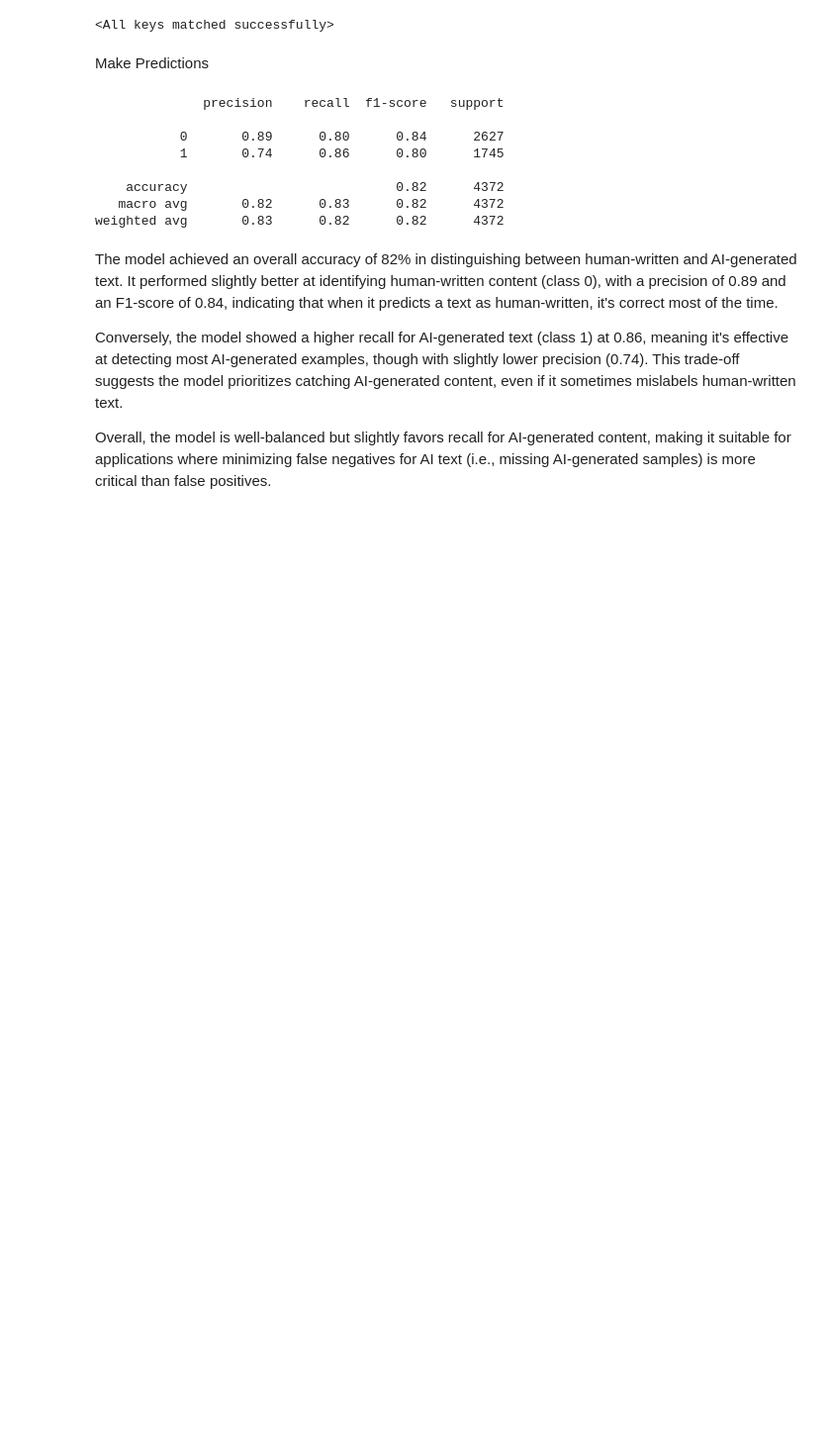
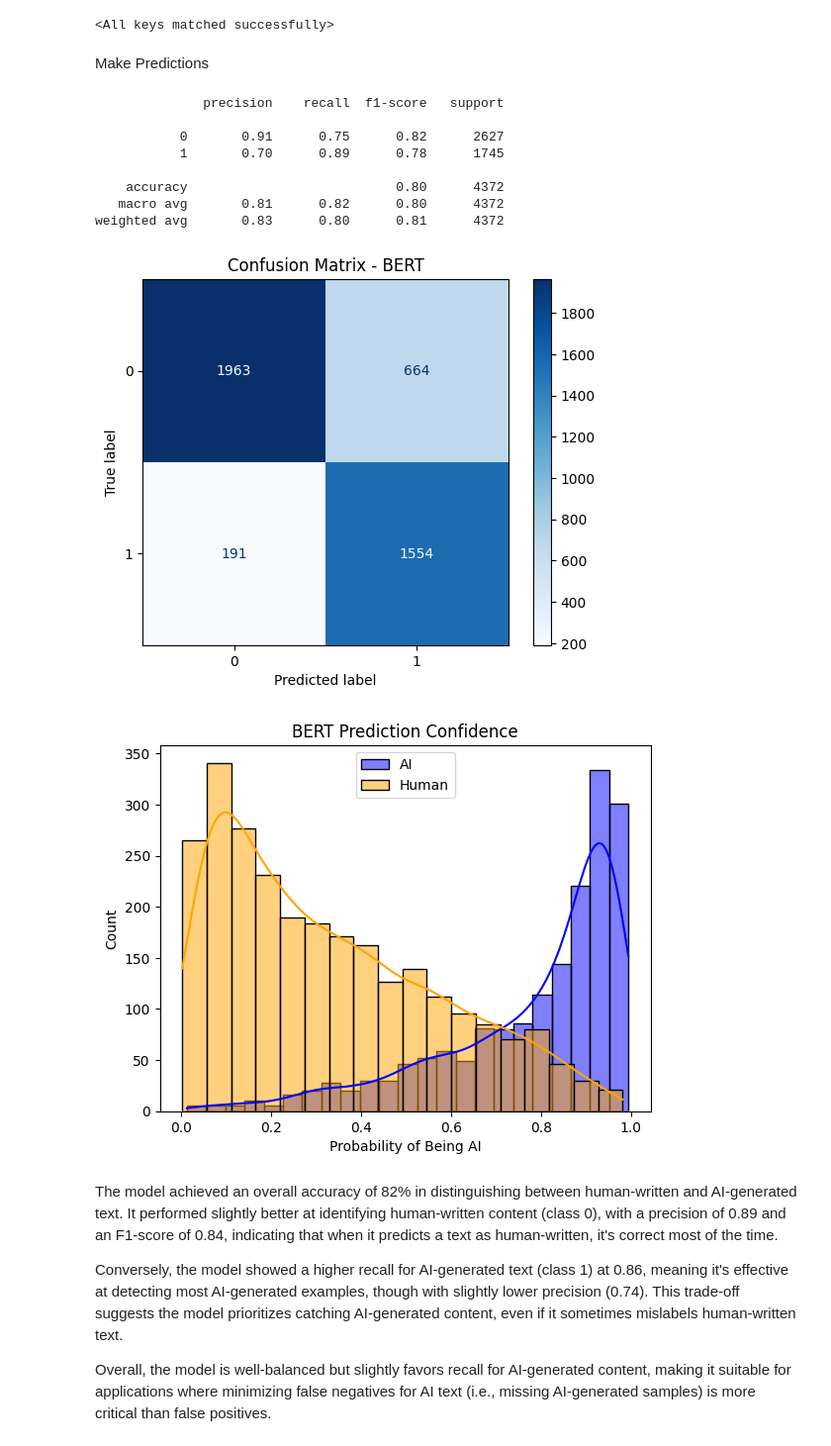
Before and after one commit to ebeckk/ml_text_classifier, a Jupyter notebook: final_project.ipynb, the cells around one changed output. Shown at 99% size. Cells and saved outputs as stored; diff of their text form; code cells hidden in the pictures; blank space fills up the shorter version.

Commit message:
added visualizations for BERT

```diff
--- a/final_project.ipynb
+++ b/final_project.ipynb
@@ -821,24 +835,40 @@ model.load_state_dict(torch.load(path))
 <All keys matched successfully>
 # %% [markdown]
 Make Predictions
-# %%
-# get predictions for test data
-with torch.no_grad():
-    preds = model(test_seq.to(device), test_mask.to(device))
-    preds = preds.detach().cpu().numpy()
-
-# model's performance
-preds = np.argmax(preds, axis = 1)
-print(classification_report(test_y, preds))
-# %% [output]
-              precision    recall  f1-score   support
-
-           0       0.89      0.80      0.84      2627
-           1       0.74      0.86      0.80      1745
-
-    accuracy                           0.82      4372
-   macro avg       0.82      0.83      0.82      4372
-weighted avg       0.83      0.82      0.82      4372
+# %%
+with torch.no_grad():
+    logits = model(test_seq.to(device), test_mask.to(device))  # no named args
+    probs = torch.softmax(logits, dim=1).cpu().numpy()
+    preds = np.argmax(probs, axis=1)
+
+# Evaluation
+print(classification_report(test_y, preds))
+
+# Confusion Matrix
+from sklearn.metrics import ConfusionMatrixDisplay
+ConfusionMatrixDisplay.from_predictions(test_y, preds, cmap='Blues')
+plt.title("Confusion Matrix - BERT")
+plt.show()
+
+# Prediction Confidence Plot
+import seaborn as sns
+sns.histplot(probs[:, 1][np.array(test_y) == 1], color="blue", label="AI", kde=True)
+sns.histplot(probs[:, 1][np.array(test_y) == 0], color="orange", label="Human", kde=True)
+plt.title("BERT Prediction Confidence")
+plt.xlabel("Probability of Being AI")
+plt.legend()
+plt.show()
+# %% [output]
+              precision    recall  f1-score   support
+
+           0       0.91      0.75      0.82      2627
+           1       0.70      0.89      0.78      1745
+
+    accuracy                           0.80      4372
+   macro avg       0.81      0.82      0.80      4372
+weighted avg       0.83      0.80      0.81      4372
+[figure, added]
+[figure, added]
 # %% [markdown]
 The model achieved an overall accuracy of 82% in distinguishing between human-written and AI-generated text. It performed slightly better at identifying human-written content (class 0), with a precision of 0.89 and an F1-score of 0.84, indicating that when it predicts a text as human-written, it's correct most of the time.
 
```
Also changed, not shown: parts of 1 cell of this notebook.
